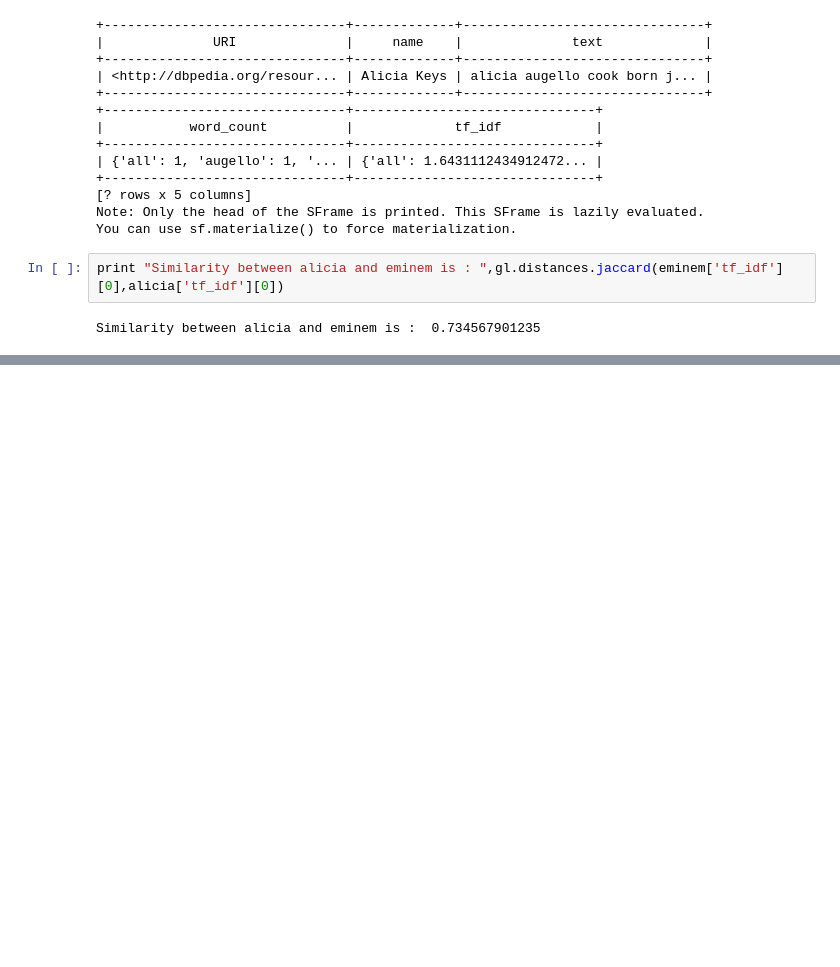
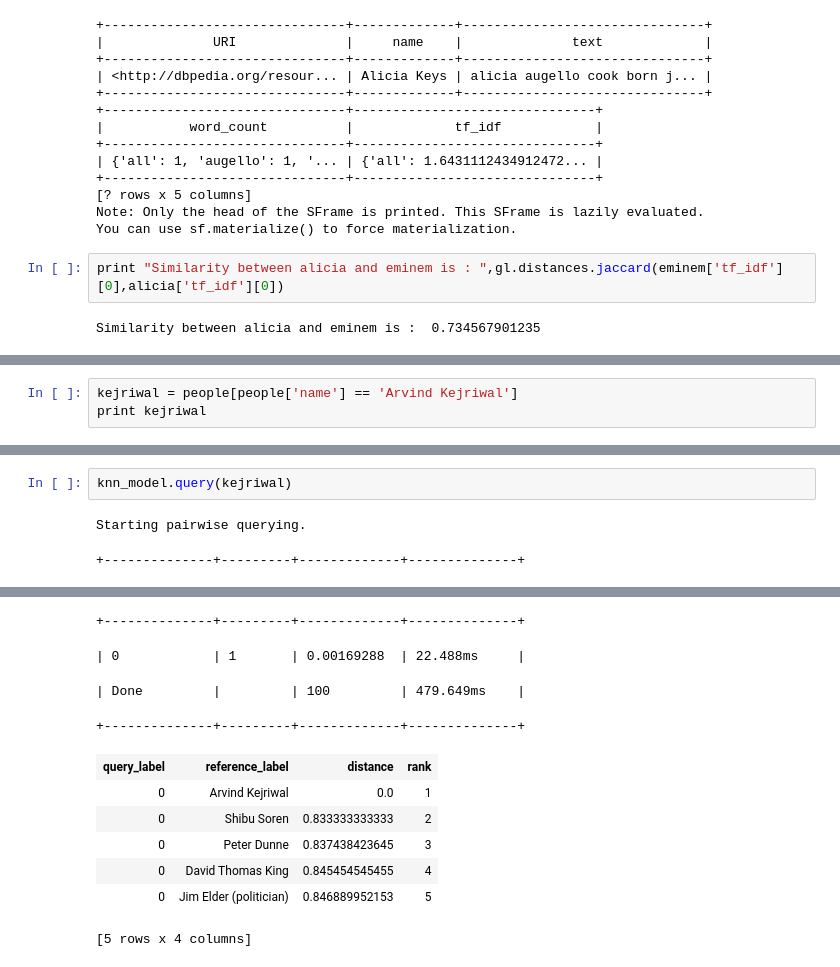
Before and after one commit to thesharpshooter/b, a Jupyter notebook: Week 4/Untitled.ipynb, the cells around one changed output, grey strips where cells are left out. Drawn from its saved outputs; the diff is of its cells as text; blank space fills up the shorter version.

```diff
--- a/Week 4/Untitled.ipynb
+++ b/Week 4/Untitled.ipynb
@@ -456,0 +477,3 @@ Similarity between alicia and eminem is :  0.734567901235
+# %%
+kejriwal = people[people['name'] == 'Arvind Kejriwal']
+print kejriwal
@@ -456,0 +499,5 @@ Similarity between alicia and eminem is :  0.734567901235
+# %%
+knn_model.query(kejriwal)
+# %% [output]
+Starting pairwise querying.
++--------------+---------+-------------+--------------+
@@ -456,0 +505,11 @@ Similarity between alicia and eminem is :  0.734567901235
++--------------+---------+-------------+--------------+
+| 0            | 1       | 0.00169288  | 22.488ms     |
+| Done         |         | 100         | 479.649ms    |
++--------------+---------+-------------+--------------+
+| query_label | reference_label | distance | rank |
+| 0 | Arvind Kejriwal | 0.0 | 1 |
+| 0 | Shibu Soren | 0.833333333333 | 2 |
+| 0 | Peter Dunne | 0.837438423645 | 3 |
+| 0 | David Thomas King | 0.845454545455 | 4 |
+| 0 | Jim Elder (politician) | 0.846889952153 | 5 |
+[5 rows x 4 columns]
```
Also changed, not shown: parts of 14 cells of this notebook.
